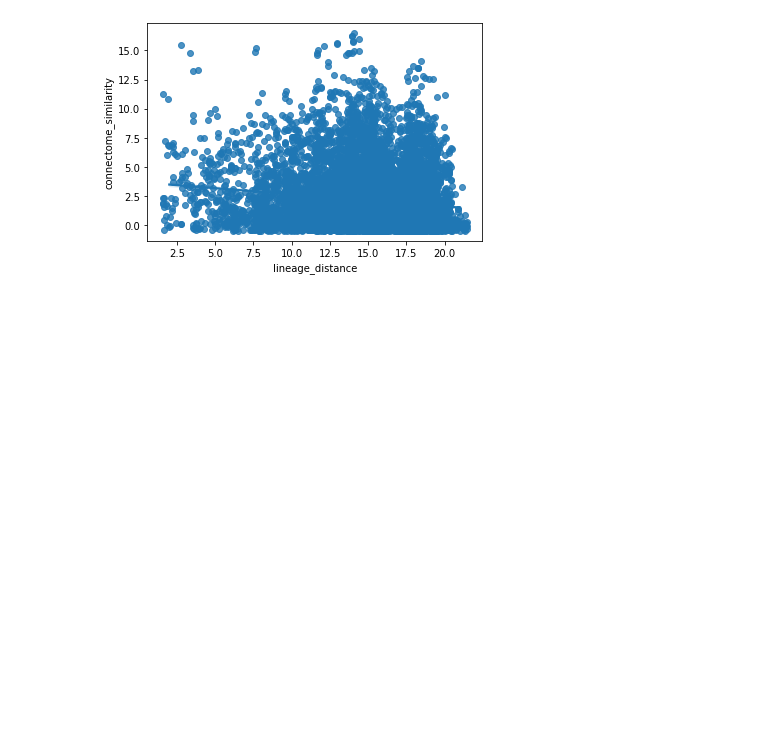
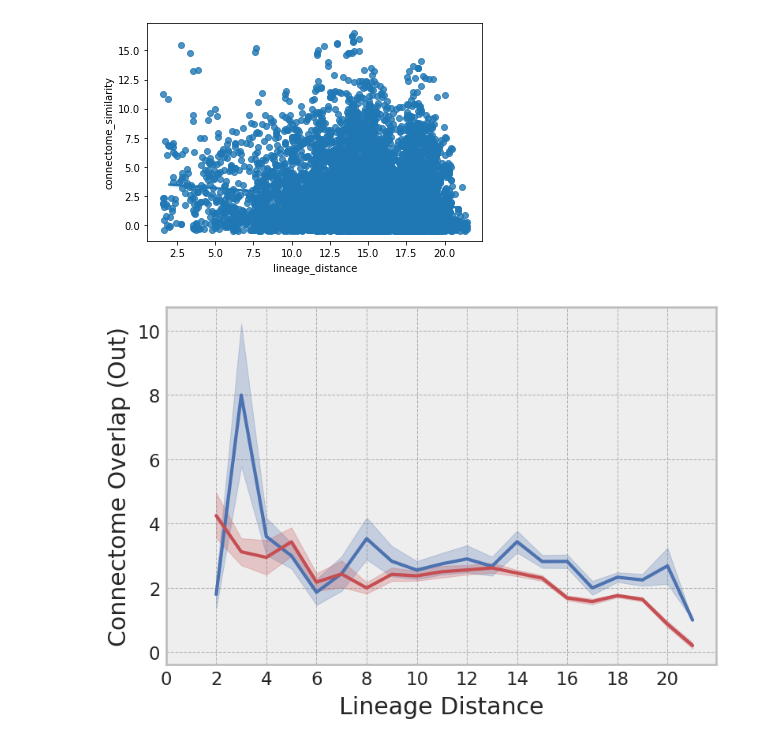
Before and after one commit to KordingLab/LineageConnectomics, a Jupyter notebook: Data Creation.ipynb, the cells around one changed output. Cells and saved outputs as stored; diff of their text form; code cells hidden in the pictures; blank space fills up the shorter version.

Commit message:
Render fig-grouped-dists

```diff
--- a/Data Creation.ipynb
+++ b/Data Creation.ipynb
@@ -166,3 +164,49 @@ sns.regplot(
 # %% [output]
 <AxesSubplot:xlabel='lineage_distance', ylabel='connectome_similarity'>
 [figure]
+# %%
+with plt.style.context("bmh"):
+    plt.figure(figsize=(6, 4), dpi=150)
+    _filtered_groupby = neuron_pairs[
+        neuron_pairs.uv_same_type &
+        (neuron_pairs.u != neuron_pairs.v)
+    ].groupby("lineage_distance")
+
+    sns.lineplot(
+        x=_filtered_groupby.groups.keys(),
+        y=_filtered_groupby.mean().connectome_similarity,
+        color='b'
+    )
+    plt.fill_between(
+        _filtered_groupby.groups.keys(),
+        _filtered_groupby.mean().connectome_similarity - _filtered_groupby.sem().connectome_similarity,
+        _filtered_groupby.mean().connectome_similarity + _filtered_groupby.sem().connectome_similarity,
+        alpha=0.25, color='b'
+    )
+
+
+    _filtered_groupby = neuron_pairs[
+        ~neuron_pairs.uv_same_type &
+        (neuron_pairs.u != neuron_pairs.v)
+    ].groupby("lineage_distance")
+
+    sns.lineplot(
+        x=_filtered_groupby.groups.keys(),
+        y=_filtered_groupby.mean().connectome_similarity,
+        color='r'
+    )
+    plt.fill_between(
+        _filtered_groupby.groups.keys(),
+        _filtered_groupby.mean().connectome_similarity - _filtered_groupby.sem().connectome_similarity,
+        _filtered_groupby.mean().connectome_similarity + _filtered_groupby.sem().connectome_similarity,
+        alpha=0.25, color='r'
+    )
+
+    plt.xlabel("Lineage Distance")
+    plt.ylabel("Connectome Overlap (Out)")
+    plt.xticks(
+        range(0, int(max(_filtered_groupby.groups.keys())), 2),
+        range(0, int(max(_filtered_groupby.groups.keys())), 2)
+    )
+# %% [output]
+[figure, added]
```
Also changed, not shown: parts of 2 cells of this notebook.
